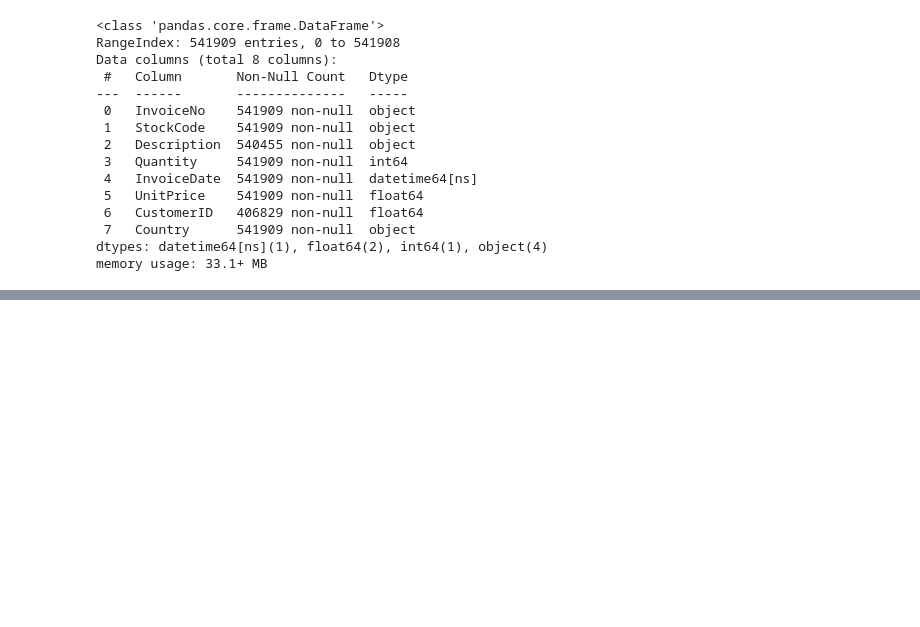
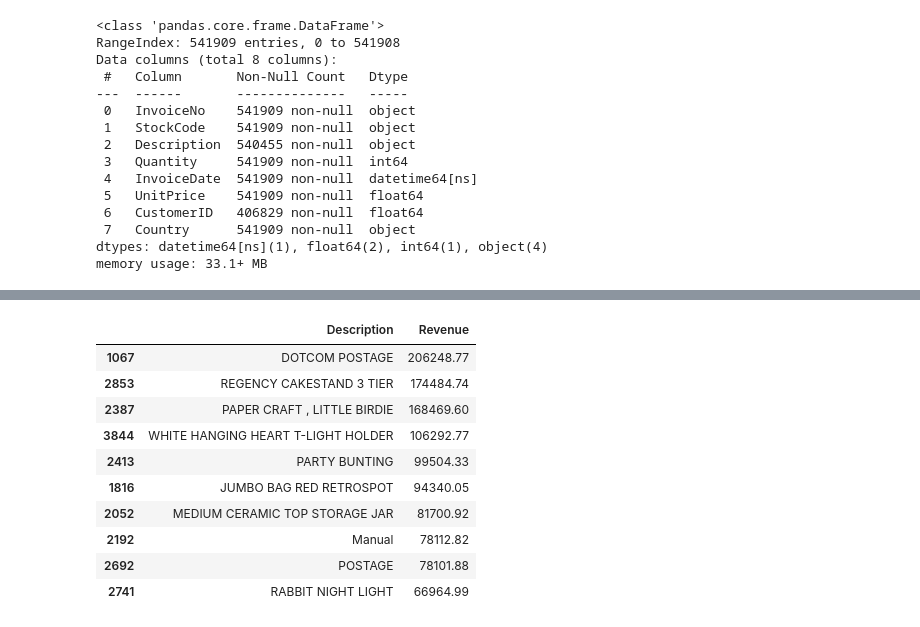
Before and after one commit to Khadija-de/ecommerce-sales-analysis-python., a Jupyter notebook: sales-analysis.ipynb, the cells around one changed output, grey strips where cells are left out. Saved outputs shown, nothing was run; the diff lists cells and outputs as text; code cells hidden in the pictures; blank space fills up the shorter version.

```diff
--- a/sales-analysis.ipynb
+++ b/sales-analysis.ipynb
@@ -182,0 +221,21 @@ plt.show()
+# %%
+# Sort from highest revenue to lowest
+top_products = top_products.sort_values(by="Revenue", ascending=False)
+
+# Keep only the top 10 products
+top_10_products = top_products.head(10)
+
+# Show the result
+top_10_products
+# %% [output]
+|  | Description | Revenue |
+| 1067 | DOTCOM POSTAGE | 206248.77 |
+| 2853 | REGENCY CAKESTAND 3 TIER | 174484.74 |
+| 2387 | PAPER CRAFT , LITTLE BIRDIE | 168469.60 |
+| 3844 | WHITE HANGING HEART T-LIGHT HOLDER | 106292.77 |
+| 2413 | PARTY BUNTING | 99504.33 |
+| 1816 | JUMBO BAG RED RETROSPOT | 94340.05 |
+| 2052 | MEDIUM CERAMIC TOP STORAGE JAR | 81700.92 |
+| 2192 | Manual | 78112.82 |
+| 2692 | POSTAGE | 78101.88 |
+| 2741 | RABBIT NIGHT LIGHT | 66964.99 |
```
Also changed, not shown: parts of 25 cells of this notebook.
